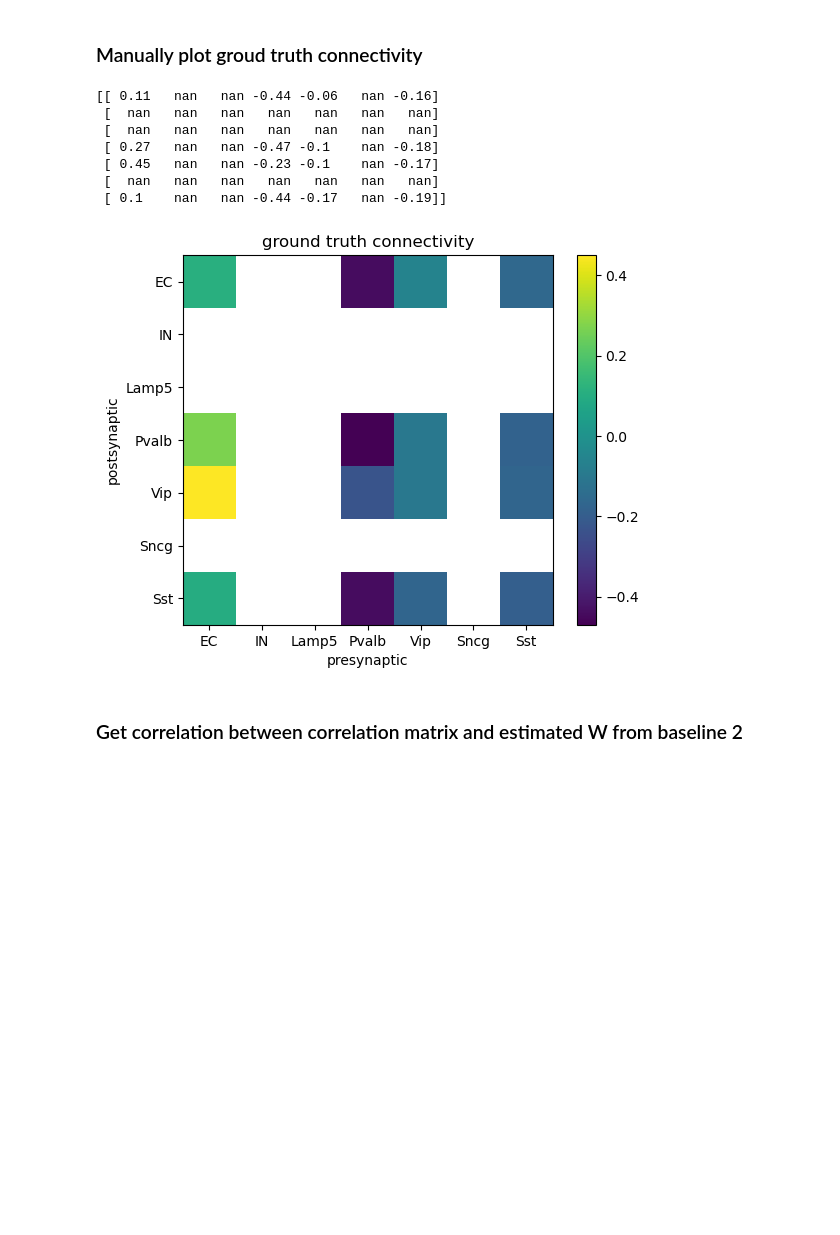
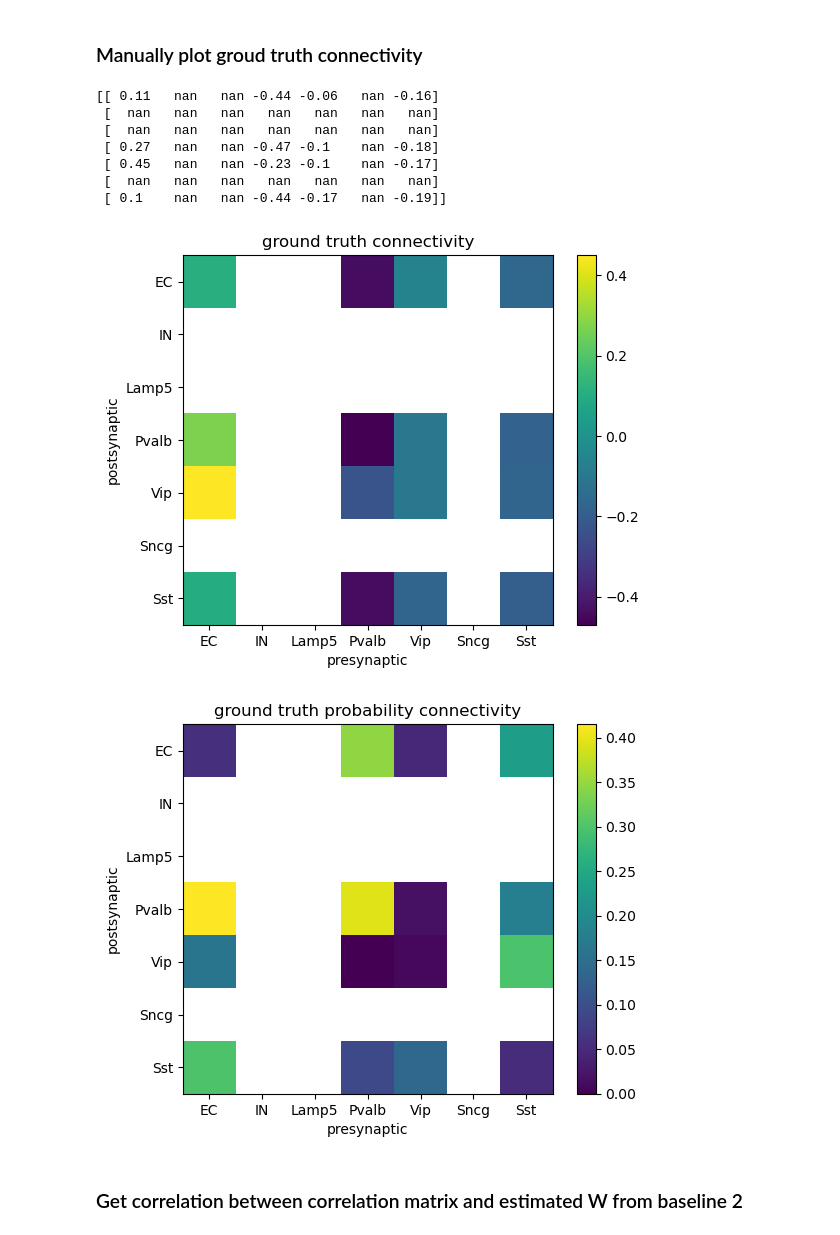
Before and after one commit to wuweizhang0723/func2graph, a Jupyter notebook: notebook/check_data/mouse_data.ipynb, the cells around one changed output. Cells and saved outputs as stored; diff of their text form; code cells hidden in the pictures; blank space fills up the shorter version.

```diff
--- a/notebook/check_data/mouse_data.ipynb
+++ b/notebook/check_data/mouse_data.ipynb
@@ -301,28 +343,28 @@ print(cell_type2cell_type_index)
 ### Manually plot groud truth connectivity
 # %%
 # make a matrix consisting of nan
-ground_truth_connectivity = np.zeros((7, 7))
-ground_truth_connectivity[:] = np.nan
+ground_truth_prob_connectivity = np.zeros((7, 7))
+ground_truth_prob_connectivity[:] = np.nan
 
-# ground_truth_connectivity[cell_type2cell_type_index['EC']][cell_type2cell_type_index['EC']] = 13/229
-# ground_truth_connectivity[cell_type2cell_type_index['Pvalb']][cell_type2cell_type_index['EC']] = 22/53
-# ground_truth_connectivity[cell_type2cell_type_index['Sst']][cell_type2cell_type_index['EC']]= 20/67
-# ground_truth_connectivity[cell_type2cell_type_index['Vip']][cell_type2cell_type_index['EC']] = 11/68
+ground_truth_prob_connectivity[cell_type2cell_type_index['EC']][cell_type2cell_type_index['EC']] = 13/229
+ground_truth_prob_connectivity[cell_type2cell_type_index['Pvalb']][cell_type2cell_type_index['EC']] = 22/53
+ground_truth_prob_connectivity[cell_type2cell_type_index['Sst']][cell_type2cell_type_index['EC']]= 20/67
+ground_truth_prob_connectivity[cell_type2cell_type_index['Vip']][cell_type2cell_type_index['EC']] = 11/68
 
-# ground_truth_connectivity[cell_type2cell_type_index['EC']][cell_type2cell_type_index['Pvalb']] = 18/52
-# ground_truth_connectivity[cell_type2cell_type_index['Pvalb']][cell_type2cell_type_index['Pvalb']] = 45/114
-# ground_truth_connectivity[cell_type2cell_type_index['Sst']][cell_type2cell_type_index['Pvalb']] = 8/88
-# ground_truth_connectivity[cell_type2cell_type_index['Vip']][cell_type2cell_type_index['Pvalb']] = 0/54
+ground_truth_prob_connectivity[cell_type2cell_type_index['EC']][cell_type2cell_type_index['Pvalb']] = 18/52
+ground_truth_prob_connectivity[cell_type2cell_type_index['Pvalb']][cell_type2cell_type_index['Pvalb']] = 45/114
+ground_truth_prob_connectivity[cell_type2cell_type_index['Sst']][cell_type2cell_type_index['Pvalb']] = 8/88
+ground_truth_prob_connectivity[cell_type2cell_type_index['Vip']][cell_type2cell_type_index['Pvalb']] = 0/54
 
-# ground_truth_connectivity[cell_type2cell_type_index['EC']][cell_type2cell_type_index['Sst']] = 13/56
-# ground_truth_connectivity[cell_type2cell_type_index['Pvalb']][cell_type2cell_type_index['Sst']] = 15/84
-# ground_truth_connectivity[cell_type2cell_type_index['Sst']][cell_type2cell_type_index['Sst']] = 8/154
-# ground_truth_connectivity[cell_type2cell_type_index['Vip']][cell_type2cell_type_index['Sst']] = 25/84
+ground_truth_prob_connectivity[cell_type2cell_type_index['EC']][cell_type2cell_type_index['Sst']] = 13/56
+ground_truth_prob_connectivity[cell_type2cell_type_index['Pvalb']][cell_type2cell_type_index['Sst']] = 15/84
+ground_truth_prob_connectivity[cell_type2cell_type_index['Sst']][cell_type2cell_type_index['Sst']] = 8/154
+ground_truth_prob_connectivity[cell_type2cell_type_index['Vip']][cell_type2cell_type_index['Sst']] = 25/84
 
-# ground_truth_connectivity[cell_type2cell_type_index['EC']][cell_type2cell_type_index['Vip']] = 3/62
-# ground_truth_connectivity[cell_type2cell_type_index['Pvalb']][cell_type2cell_type_index['Vip']] = 1/54
-# ground_truth_connectivity[cell_type2cell_type_index['Sst']][cell_type2cell_type_index['Vip']] = 12/87
-# ground_truth_connectivity[cell_type2cell_type_index['Vip']][cell_type2cell_type_index['Vip']] = 2/209
+ground_truth_prob_connectivity[cell_type2cell_type_index['EC']][cell_type2cell_type_index['Vip']] = 3/62
+ground_truth_prob_connectivity[cell_type2cell_type_index['Pvalb']][cell_type2cell_type_index['Vip']] = 1/54
+ground_truth_prob_connectivity[cell_type2cell_type_index['Sst']][cell_type2cell_type_index['Vip']] = 12/87
+ground_truth_prob_connectivity[cell_type2cell_type_index['Vip']][cell_type2cell_type_index['Vip']] = 2/209
 
 correct_cell_type2id = cell_type2cell_type_index
 # ground_truth_connectivity[correct_cell_type2id['EC']][correct_cell_type2id['EC']] = 0.3
@@ -344,6 +386,9 @@ correct_cell_type2id = cell_type2cell_type_index
 # ground_truth_connectivity[correct_cell_type2id['Pvalb']][correct_cell_type2id['Vip']] = -0.30
 # ground_truth_connectivity[correct_cell_type2id['Sst']][correct_cell_type2id['Vip']] = -0.42
 # ground_truth_connectivity[correct_cell_type2id['Vip']][correct_cell_type2id['Vip']] = -0.33
+
+ground_truth_connectivity = np.zeros((7, 7))
+ground_truth_connectivity[:] = np.nan
 
 ground_truth_connectivity[correct_cell_type2id['EC']][correct_cell_type2id['EC']] = 0.11
 ground_truth_connectivity[correct_cell_type2id['Pvalb']][correct_cell_type2id['EC']] = 0.27
@@ -359,34 +404,42 @@ ground_truth_connectivity[correct_cell_type2id['EC']][correct_cell_type2id['Sst'
 ground_truth_connectivity[correct_cell_type2id['Pvalb']][correct_cell_type2id['Sst']] = -0.18
 ground_truth_connectivity[correct_cell_type2id['Sst']][correct_cell_type2id['Sst']] = -0.19
 ground_truth_connectivity[correct_cell_type2id['Vip']][correct_cell_type2id['Sst']] = -0.17
 
 ground_truth_connectivity[correct_cell_type2id['EC']][correct_cell_type2id['Vip']] = -0.06
 ground_truth_connectivity[correct_cell_type2id['Pvalb']][correct_cell_type2id['Vip']] = -0.10
 ground_truth_connectivity[correct_cell_type2id['Sst']][correct_cell_type2id['Vip']] = -0.17
 ground_truth_connectivity[correct_cell_type2id['Vip']][correct_cell_type2id['Vip']] = -0.10
 
 print(ground_truth_connectivity)
 
 # plot
 plt.imshow(ground_truth_connectivity, interpolation='nearest')
 plt.xticks(np.arange(len(cell_type_labels)), cell_type_labels)
 plt.yticks(np.arange(len(cell_type_labels)), cell_type_labels)
 plt.xlabel('presynaptic')
 plt.ylabel('postsynaptic')
 plt.title('ground truth connectivity')
 plt.colorbar()
+plt.show()
 
-# add some cells to grey color
+plt.imshow(ground_truth_prob_connectivity, interpolation='nearest')
+plt.xticks(np.arange(len(cell_type_labels)), cell_type_labels)
+plt.yticks(np.arange(len(cell_type_labels)), cell_type_labels)
+plt.xlabel('presynaptic')
+plt.ylabel('postsynaptic')
+plt.title('ground truth probability connectivity')
+plt.colorbar()
 plt.show()
 # %% [output]
 [[ 0.11   nan   nan -0.44 -0.06   nan -0.16]
  [  nan   nan   nan   nan   nan   nan   nan]
  [  nan   nan   nan   nan   nan   nan   nan]
  [ 0.27   nan   nan -0.47 -0.1    nan -0.18]
  [ 0.45   nan   nan -0.23 -0.1    nan -0.17]
  [  nan   nan   nan   nan   nan   nan   nan]
  [ 0.1    nan   nan -0.44 -0.17   nan -0.19]]
 [figure]
+[figure, added]
 # %% [markdown]
 ### Get correlation between correlation matrix and estimated W from baseline 2
 # %%
```
Also changed, not shown: parts of 9 cells of this notebook, 2 other files.
